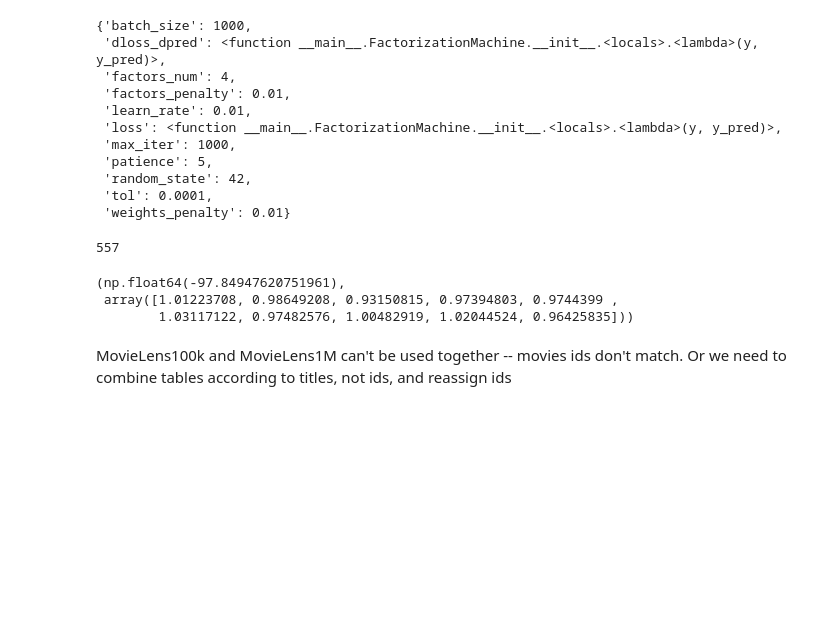
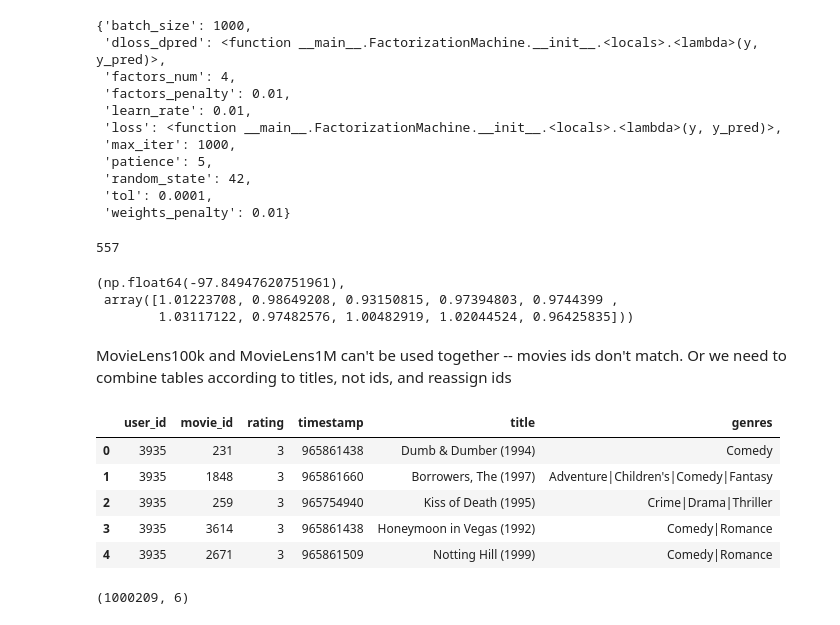
Before and after one commit to maria-khanina/movie_recommender, a Jupyter notebook: logic/factorization_machine.ipynb, the cells around one changed output. Drawn from its saved outputs; the diff is of its cells as text; code cells hidden in the pictures; blank space fills up the shorter version.

```diff
--- a/logic/factorization_machine.ipynb
+++ b/logic/factorization_machine.ipynb
@@ -171,0 +178,13 @@ MovieLens100k and MovieLens1M can't be used together -- movies ids don't match.
+# %%
+ratings_df.head()
+# %% [output]
+|  | user_id | movie_id | rating | timestamp | title | genres |
+| 0 | 3935 | 231 | 3 | 965861438 | Dumb & Dumber (1994) | Comedy |
+| 1 | 3935 | 1848 | 3 | 965861660 | Borrowers, The (1997) | Adventure|Children's|Comedy|Fantasy |
+| 2 | 3935 | 259 | 3 | 965754940 | Kiss of Death (1995) | Crime|Drama|Thriller |
+| 3 | 3935 | 3614 | 3 | 965861438 | Honeymoon in Vegas (1992) | Comedy|Romance |
+| 4 | 3935 | 2671 | 3 | 965861509 | Notting Hill (1999) | Comedy|Romance |
+# %%
+ratings_df.shape
+# %% [output]
+(1000209, 6)
```
Also changed, not shown: parts of 11 cells of this notebook, 2 other files.
